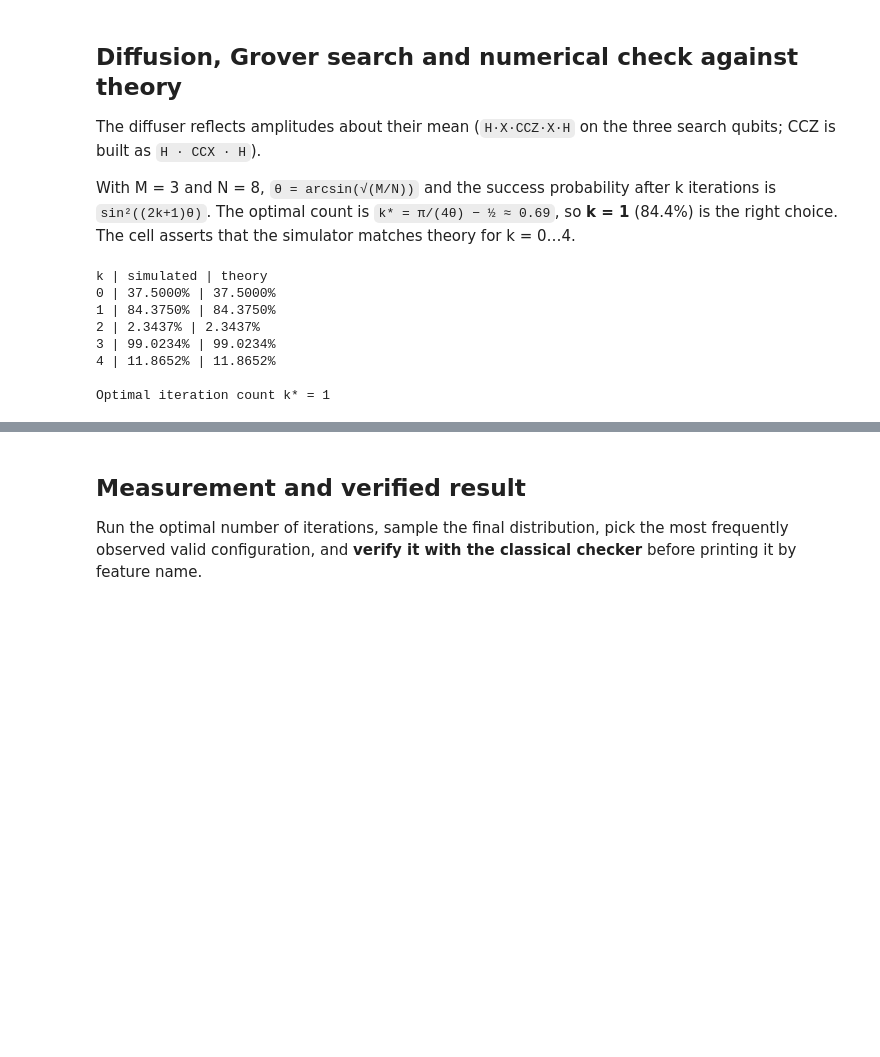
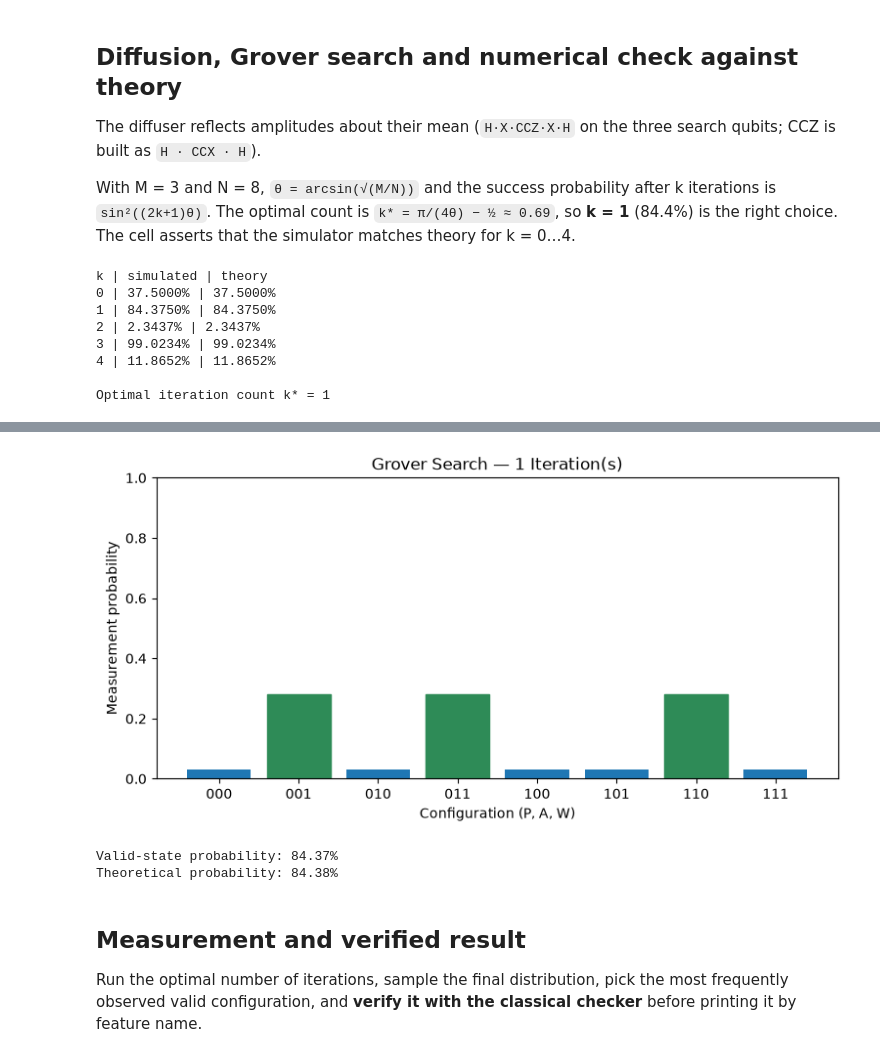
Before and after one commit to bereketmuluken804/grover-solver, a Jupyter notebook: Task-A.ipynb, the cells around one changed output, grey strips where cells are left out. Saved outputs shown, nothing was run; the diff lists cells and outputs as text; code cells hidden in the pictures; blank space fills up the shorter version.

```diff
--- a/Task-A.ipynb
+++ b/Task-A.ipynb
@@ -280,33 +280,37 @@ def explore(k):
     fig, ax = plt.subplots(figsize=(9, 4))
     bars = ax.bar(configs, probs)
     for bar, x in zip(bars, configs):
         if x in solutions:
             bar.set_color("seagreen")
 
     ax.set_ylim(0, 1)
     ax.set_ylabel("Measurement probability")
     ax.set_xlabel("Configuration (P, A, W)")
     ax.set_title(f"Grover Search — {k} Iteration(s)")
     plt.show()
 
     print(f"Valid-state probability: {observed:.2%}")
     print(f"Theoretical probability: {theory(k):.2%}")
 
 slider = widgets.IntSlider(value=k_opt, min=0, max=4, step=1,
                            description="Iterations:")
 display(slider)
 display(widgets.interactive_output(explore, {"k": slider}))
+explore(k_opt)
 # %% [output]
 k | simulated | theory
 0 | 37.5000% | 37.5000%
 1 | 84.3750% | 84.3750%
 2 | 2.3437% | 2.3437%
 3 | 99.0234% | 99.0234%
 4 | 11.8652% | 11.8652%
 
 Optimal iteration count k* = 1
 [interactive output not drawn]
 [interactive output not drawn]
+[figure, added]
+Valid-state probability: 84.37%
+Theoretical probability: 84.38%
 # %% [markdown]
 ## Measurement and verified result
 
```
